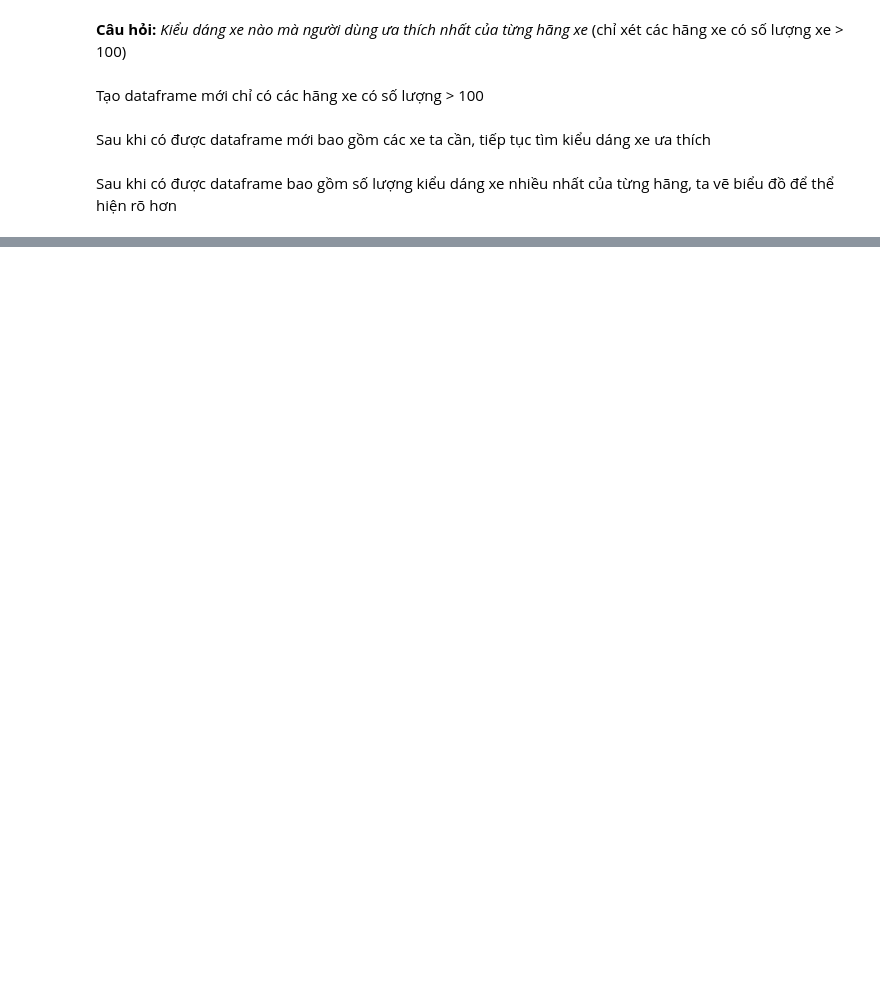
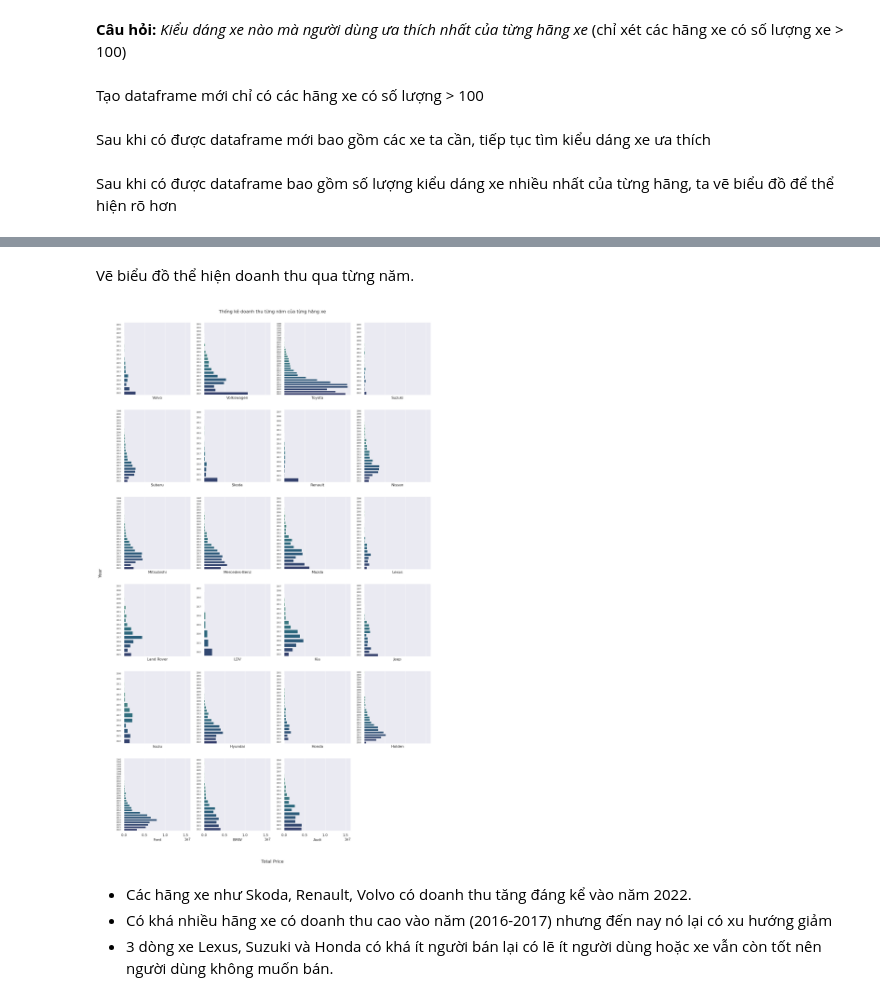
Before and after one commit to huukhoa2112/NMKHDL-Project1, a Jupyter notebook: car_visualization_khoa.ipynb, the cells around one changed output, grey strips where cells are left out. Drawn from its saved outputs; the diff is of its cells as text; code cells hidden in the pictures; blank space fills up the shorter version.

```diff
--- a/car_visualization_khoa.ipynb
+++ b/car_visualization_khoa.ipynb
@@ -52,0 +71,36 @@ Có vẻ kiểu dáng Wagon khá được nhiều người ưa chuộng ở mọ
+# %% [markdown]
+Vẽ biểu đồ thể hiện doanh thu qua từng năm.
+# %%
+cars = sum_price_cars['Brand'].unique()
+num_cars = len(cars)
+
+ncols = 4
+nrows = 6
+fig, axes = plt.subplots(nrows=nrows,ncols=ncols,figsize=(18,30),sharex=True)
+
+for i in range(nrows):
+    for j in range(ncols):
+        car = sum_price_cars[sum_price_cars['Brand']==cars[num_cars - 1]]
+        year = car['Year'].values
+        sns.barplot(x='Total Price',
+                    y='Year',
+                    data=car,
+                    palette='crest',
+                    orient='h',
+                    ax=axes[i][j])
+        axes[i][j].set_yticklabels(year, size=6)
+        axes[i][j].set_ylabel('')
+        axes[i][j].set_xlabel(f'{cars[num_cars - 1]}')
+        num_cars -= 1
+
+fig.suptitle('Thống kê doanh thu từng năm của từng hãng xe',y=0.9)
+fig.supylabel('Year', x=0.06)
+fig.supxlabel('Total Price',y=0.06)
+fig.delaxes(axes[5][3])
+#axes[0][0].tick_params(axis='y', which='major', labelsize=6)
+# %% [output]
+[figure, added]
+# %% [markdown]
+- Các hãng xe như Skoda, Renault, Volvo có doanh thu tăng đáng kể vào năm 2022.
+- Có khá nhiều hãng xe có doanh thu cao vào năm (2016-2017) nhưng đến nay nó lại có xu hướng giảm
+- 3 dòng xe Lexus, Suzuki và Honda có khá ít người bán lại có lẽ ít người dùng hoặc xe vẫn còn tốt nên người dùng không muốn bán.
```
Also changed, not shown: parts of 6 cells of this notebook.
